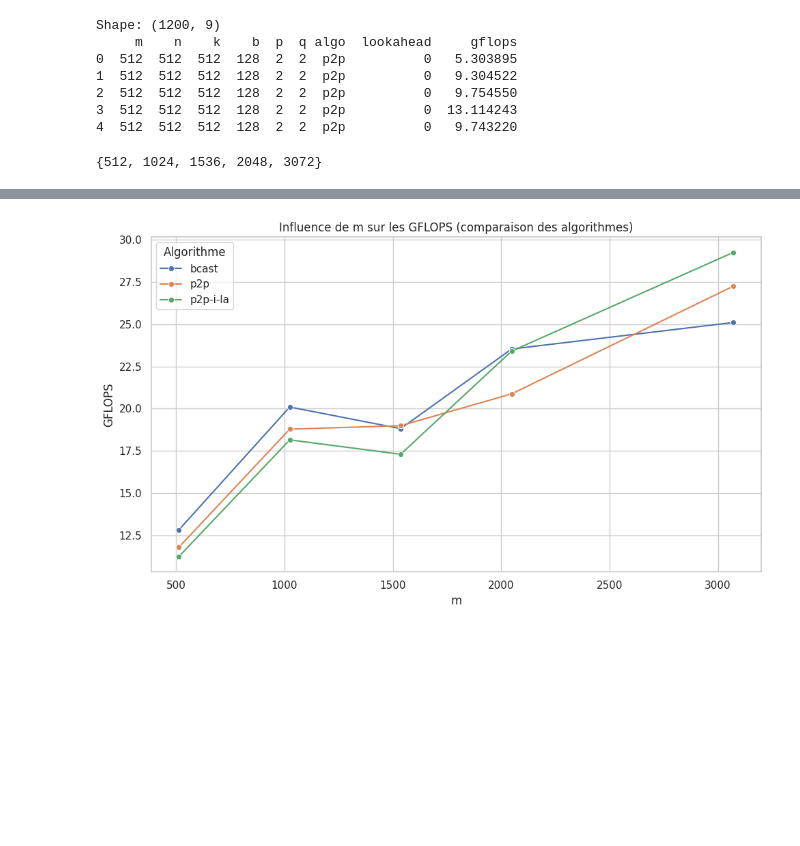
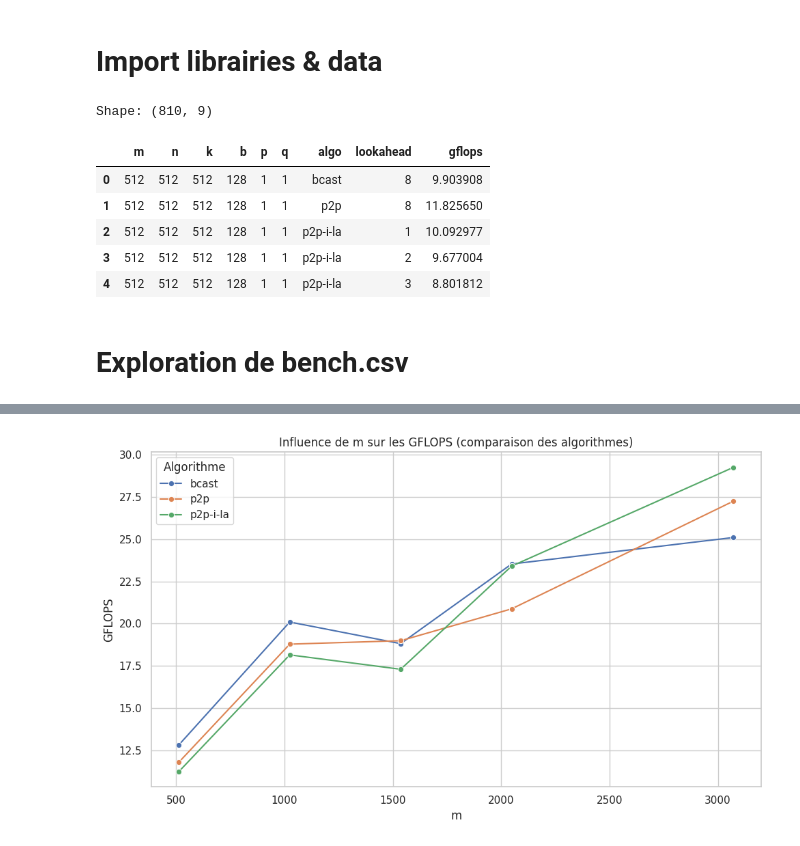
Before and after one commit to InesBesbes/MPI_HPC, a Jupyter notebook: plot_benchmark.ipynb, the cells around one changed output, grey strips where cells are left out. Drawn from its saved outputs; the diff is of its cells as text; code cells hidden in the pictures; blank space fills up the shorter version.

Commit message:
new bench.csv and ongoing plot benchmark

```diff
--- a/plot_benchmark.ipynb
+++ b/plot_benchmark.ipynb
@@ -1,3 +1,5 @@
+# %% [markdown]
+# Import librairies & data
 # %%
 import pandas as pd
 import matplotlib.pyplot as plt
@@ -5,18 +10,15 @@ import seaborn as sns
 # %%
 df = pd.read_csv("bench.csv")
 df['lookahead'] = df['lookahead'].fillna(0).astype(int)
+df_group = df.groupby(['m', 'n', 'k', 'b', 'p', 'q', 'algo', 'lookahead']).agg({'gflops': 'mean'}).reset_index()
 # %%
-print("Shape:", df.shape)
-print(df.head())
+print("Shape:", df_group.shape)
+df_group.head()
 # %% [output]
-Shape: (1200, 9)
-     m    n    k    b  p  q algo  lookahead     gflops
-0  512  512  512  128  2  2  p2p          0   5.303895
-1  512  512  512  128  2  2  p2p          0   9.304522
-2  512  512  512  128  2  2  p2p          0   9.754550
-3  512  512  512  128  2  2  p2p          0  13.114243
-4  512  512  512  128  2  2  p2p          0   9.743220
+Shape: (810, 9)
+|  | m | n | k | b | p | q | algo | lookahead | gflops |
+| 0 | 512 | 512 | 512 | 128 | 1 | 1 | bcast | 8 | 9.903908 |
+| 1 | 512 | 512 | 512 | 128 | 1 | 1 | p2p | 8 | 11.825650 |
+| 2 | 512 | 512 | 512 | 128 | 1 | 1 | p2p-i-la | 1 | 10.092977 |
+| 3 | 512 | 512 | 512 | 128 | 1 | 1 | p2p-i-la | 2 | 9.677004 |
+| 4 | 512 | 512 | 512 | 128 | 1 | 1 | p2p-i-la | 3 | 8.801812 |
-# %%
-set(df['m'])
-# %% [output]
-{512, 1024, 1536, 2048, 3072}
@@ -25,0 +25,2 @@ set(df['m'])
+# %% [markdown]
+# Exploration de bench.csv
```
Also changed, not shown: parts of 29 cells of this notebook, 31 other files.
